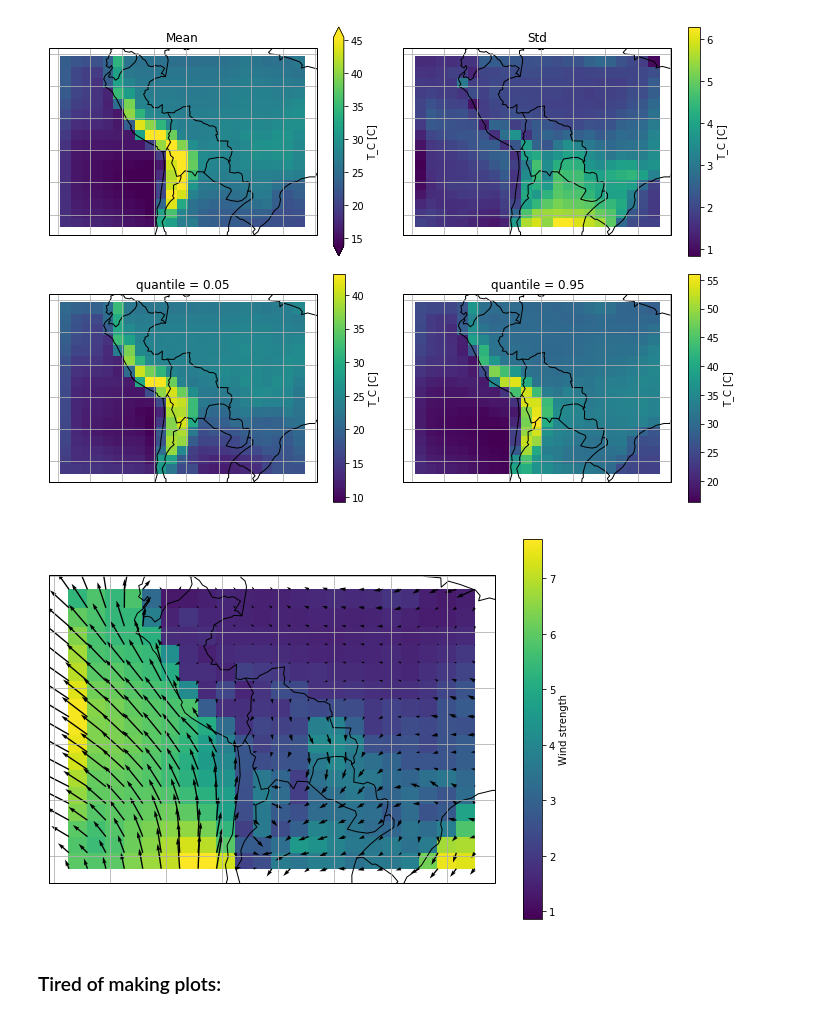
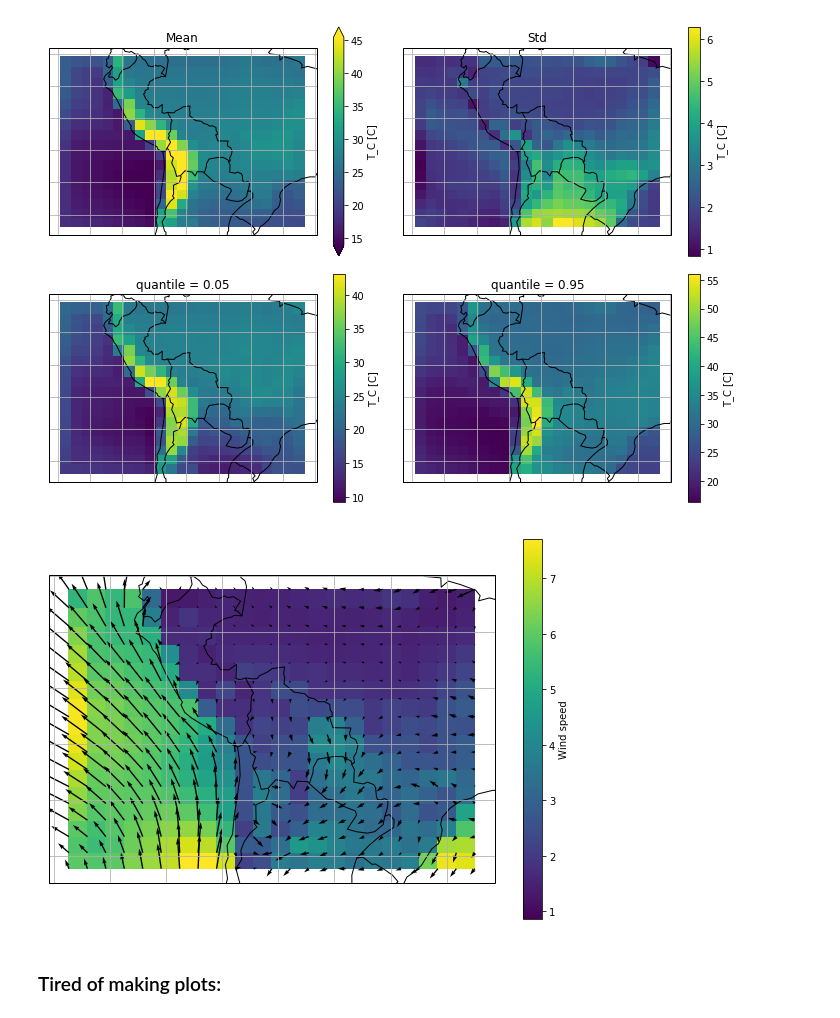
Before and after one commit to daliagachc/negi-stuff, a Jupyter notebook: negi_stuff/presentations/intro_jlab/02-_sub_Sara.ipynb, the cells around one changed output. Saved outputs shown, nothing was run; the diff lists cells and outputs as text; code cells hidden in the pictures.

```diff
--- a/negi_stuff/presentations/intro_jlab/02-_sub_Sara.ipynb
+++ b/negi_stuff/presentations/intro_jlab/02-_sub_Sara.ipynb
@@ -69,9 +69,10 @@ The coordinate 'south_north' annoyes me, so I change it!
 # %%
 # Initially just a number, I want the actual latitude!
 ds['south_north'] = ds.XLAT[:,0]
-ds['west_east']=ds.XLONG[0,:]
+ds['west_east']   = ds.XLONG[0,:]
 # Rename them!
-ds=ds.rename({'south_north':'lat','west_east':'lon'})
+ds=ds.rename({'south_north':'lat',
+              'west_east'  :'lon'    })
 # %%
 ## from zarray import :
 # %% [markdown]
@@ -102,10 +104,12 @@ ds[T_C].isel(XTIME=0,bottom_top=0).plot()
 # %% [markdown]
 ### Make new variables:
 # %%
-WS = 'Wind strength'
+WS = 'Wind speed'
+
 ds[WS] = np.sqrt(ds[U]**2+ ds[V]**2)
+
 ds[WS].attrs['units']='m/s'
-ds[WS].attrs['name']='Wind strength'
+ds[WS].attrs['name']='Wind speed'
 # %% [markdown]
 ## Use cartopy
 # %%
@@ -159,17 +168,23 @@ plt.tight_layout()
 # %%
 import cartopy.crs as ccrs
 import cartopy as cy
-fig, ax = plt.subplots(1, figsize=[10,7], subplot_kw={'projection':ccrs.PlateCarree()})
+fig, ax = plt.subplots(1,
+                       figsize=[10,7],
+                       subplot_kw={'projection':ccrs.PlateCarree()})
 
 _ds = ds[[U,V, WS]][{ilev:0}].mean(XT) #keep_attrs=True)
 _ds[WS].plot(x=lon, y=lat, transform=ccrs.PlateCarree())
-ax.quiver(_ds[lon], _ds[lat], _ds['U'],_ds['V'], transform=ccrs.PlateCarree())
+ax.quiver(_ds[lon],
+          _ds[lat],
+          _ds['U'],
+          _ds['V'],
+          transform=ccrs.PlateCarree())
 ax.coastlines()
 gl = ax.gridlines()
 ax.add_feature(cy.feature.BORDERS);
 #plt.tight_layout()
 # %% [output]
-[figure, old version]
+[figure, new version]
 # %% [markdown]
 ### Tired of making plots:
 # %%
```
Also changed, not shown: parts of 32 cells of this notebook, 1 other file.
